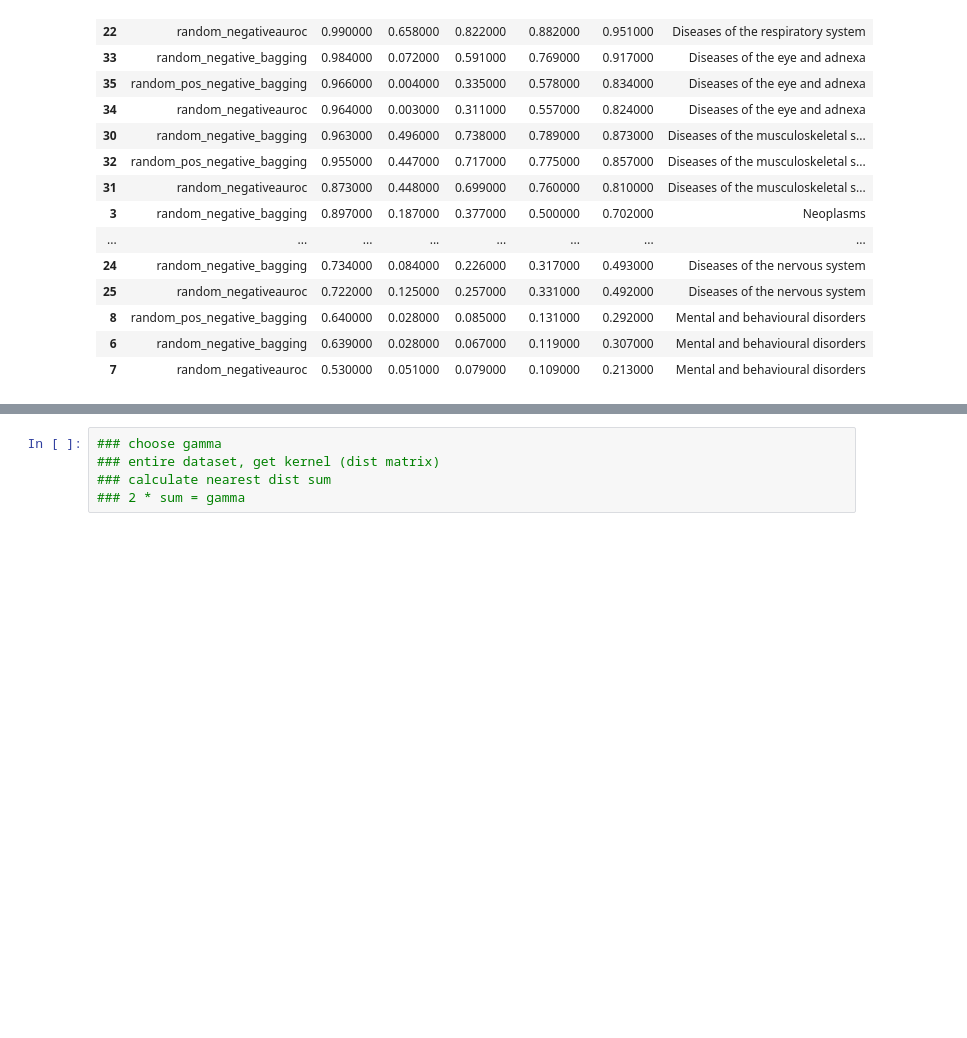
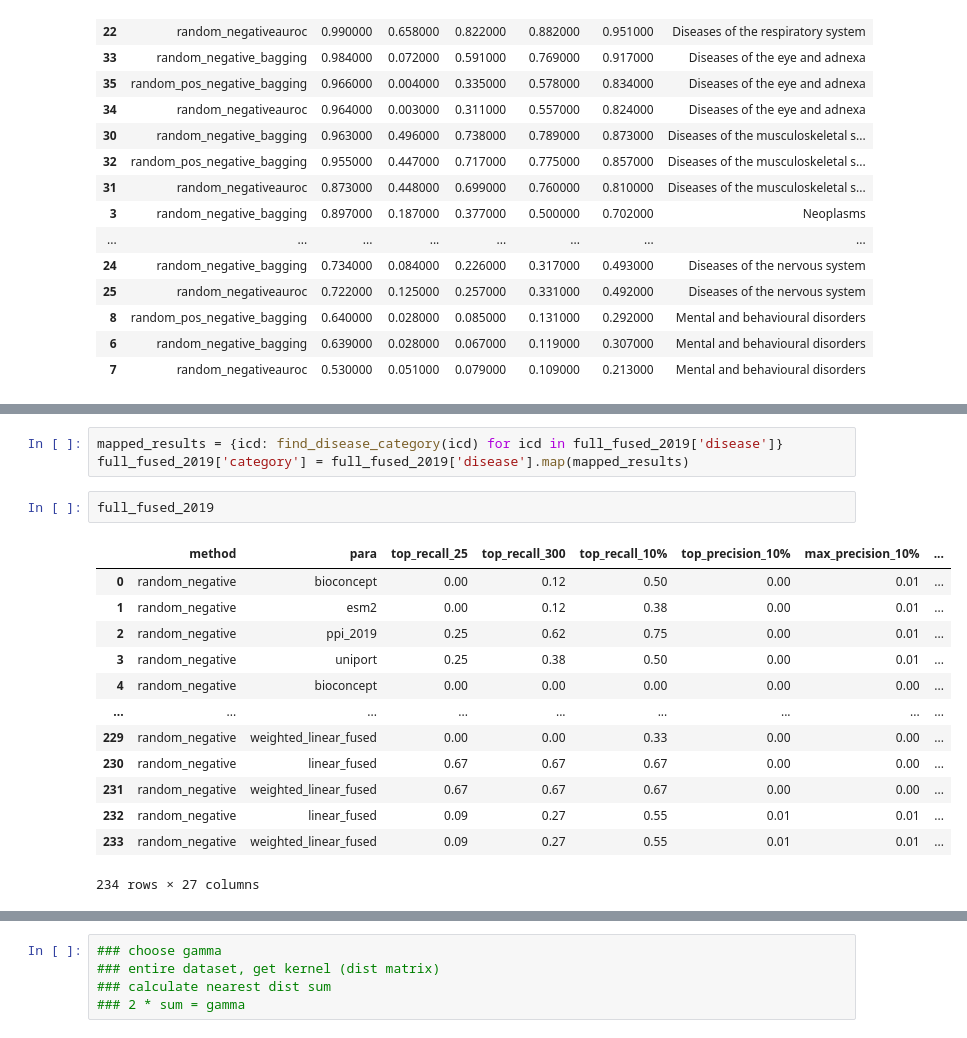
Before and after one commit to ZiyuZhang1/svm, a Jupyter notebook: codes/results_analysis_clear.ipynb, the cells around one changed output, grey strips where cells are left out. Saved outputs shown, nothing was run; the diff lists cells and outputs as text; blank space fills up the shorter version.

```diff
--- a/codes/results_analysis_clear.ipynb
+++ b/codes/results_analysis_clear.ipynb
@@ -343,0 +372,19 @@ disease_catygory_fused(fused_2019)
+# %%
+mapped_results = {icd: find_disease_category(icd) for icd in full_fused_2019['disease']}
+full_fused_2019['category'] = full_fused_2019['disease'].map(mapped_results)
+# %%
+full_fused_2019
+# %% [output]
+|  | method | para | top_recall_25 | top_recall_300 | top_recall_10% | top_precision_10% | max_precision_10% | ... |
+| 0 | random_negative | bioconcept | 0.00 | 0.12 | 0.50 | 0.00 | 0.01 | ... |
+| 1 | random_negative | esm2 | 0.00 | 0.12 | 0.38 | 0.00 | 0.01 | ... |
+| 2 | random_negative | ppi_2019 | 0.25 | 0.62 | 0.75 | 0.00 | 0.01 | ... |
+| 3 | random_negative | uniport | 0.25 | 0.38 | 0.50 | 0.00 | 0.01 | ... |
+| 4 | random_negative | bioconcept | 0.00 | 0.00 | 0.00 | 0.00 | 0.00 | ... |
+| ... | ... | ... | ... | ... | ... | ... | ... | ... |
+| 229 | random_negative | weighted_linear_fused | 0.00 | 0.00 | 0.33 | 0.00 | 0.00 | ... |
+| 230 | random_negative | linear_fused | 0.67 | 0.67 | 0.67 | 0.00 | 0.00 | ... |
+| 231 | random_negative | weighted_linear_fused | 0.67 | 0.67 | 0.67 | 0.00 | 0.00 | ... |
+| 232 | random_negative | linear_fused | 0.09 | 0.27 | 0.55 | 0.01 | 0.01 | ... |
+| 233 | random_negative | weighted_linear_fused | 0.09 | 0.27 | 0.55 | 0.01 | 0.01 | ... |
+234 rows × 27 columns
```
Also changed, not shown: parts of 8 cells of this notebook, 4 other files.
